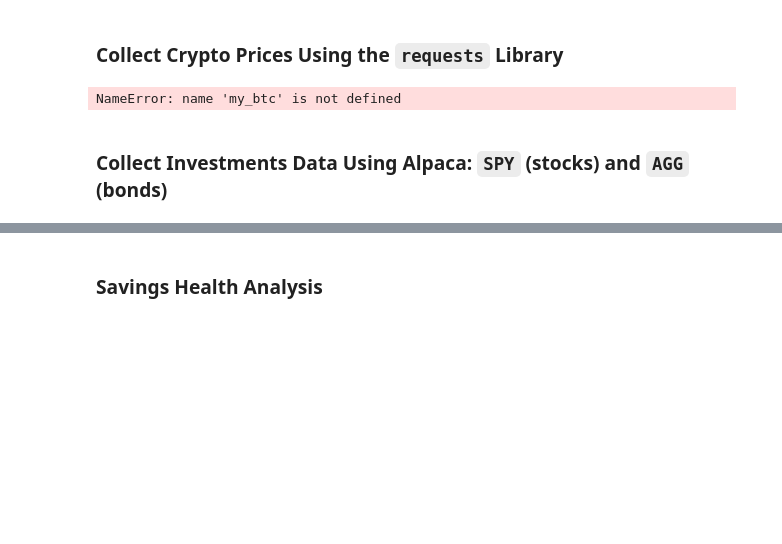
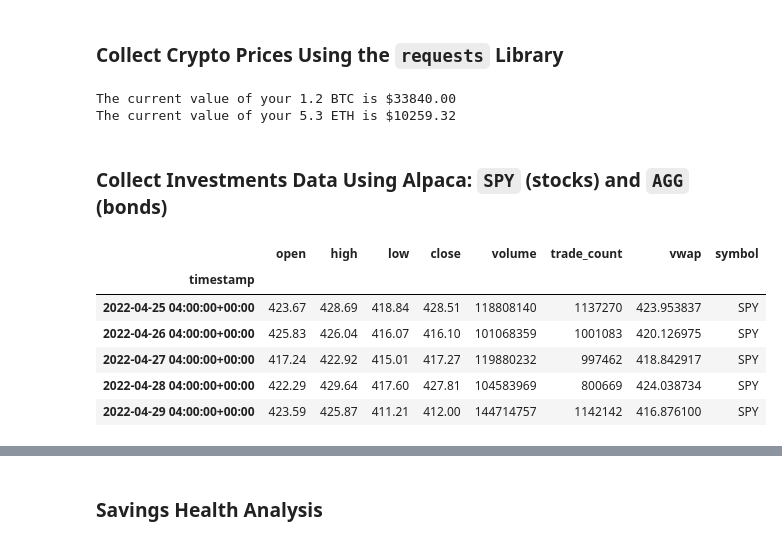
Before and after one commit to Pindainc/Financial_Planning, a Jupyter notebook: financial-planner.ipynb, the cells around one changed output, grey strips where cells are left out. Drawn from its saved outputs; the diff is of its cells as text; code cells hidden in the pictures; blank space fills up the shorter version.

```diff
--- a/financial-planner.ipynb
+++ b/financial-planner.ipynb
@@ -34,18 +36,22 @@ eth_url = "https://api.alternative.me/v2/ticker/Ethereum/?convert=USD"
 # %%
 # Fetch current BTC price
 # YOUR CODE HERE!
+btc_price = crypto_price(btc_url,"1")
 
 # Fetch current ETH price
 # YOUR CODE HERE!
+eth_price = crypto_price(eth_url,"1027")
 
 # Compute current value of my crpto
 # YOUR CODE HERE!
-
+my_btc_value = my_btc * btc_price
+my_eth_value = my_eth * eth_price
 # Print current crypto wallet balance
 print(f"The current value of your {my_btc} BTC is ${my_btc_value:0.2f}")
 print(f"The current value of your {my_eth} ETH is ${my_eth_value:0.2f}")
 # %% [output]
-NameError: name 'my_btc' is not defined
+The current value of your 1.2 BTC is $33840.00
+The current value of your 5.3 ETH is $10259.32
 # %% [markdown]
 ### Collect Investments Data Using Alpaca: `SPY` (stocks) and `AGG` (bonds)
 # %%
@@ -61,23 +72,34 @@ my_spy = 50
 # %%
 # Format current date as ISO format
 # YOUR CODE HERE!
+start_date = pd.Timestamp("2021-05-01", tz="America/New_York").isoformat()
+end_date = pd.Timestamp("2022-05-01", tz="America/New_York").isoformat()
+
 
 # Set the tickers
 tickers = ["AGG", "SPY"]
+
 
 # Set timeframe to "1Day" for Alpaca API
 timeframe = "1Day"
 
 # Get current closing prices for SPY and AGG
 # YOUR CODE HERE!
 
-# Reorganize the DataFrame
-# Separate ticker data
-# YOUR CODE HERE!
+spy_agg_df = alpaca_api.get_bars(tickers,
+                                 timeframe,
+                                 start= start_date,
+                                 end = end_date).df
 
-
-# Concatenate the ticker DataFrames
-# YOUR CODE HERE!
 
 # Preview DataFrame
 # YOUR CODE HERE!
+spy_agg_df.tail()
+# %% [output]
+|  | open | high | low | close | volume | trade_count | vwap | symbol |
+| timestamp |  |  |  |  |  |  |  |  |
+| 2022-04-25 04:00:00+00:00 | 423.67 | 428.69 | 418.84 | 428.51 | 118808140 | 1137270 | 423.953837 | SPY |
+| 2022-04-26 04:00:00+00:00 | 425.83 | 426.04 | 416.07 | 416.10 | 101068359 | 1001083 | 420.126975 | SPY |
+| 2022-04-27 04:00:00+00:00 | 417.24 | 422.92 | 415.01 | 417.27 | 119880232 | 997462 | 418.842917 | SPY |
+| 2022-04-28 04:00:00+00:00 | 422.29 | 429.64 | 417.60 | 427.81 | 104583969 | 800669 | 424.038734 | SPY |
+| 2022-04-29 04:00:00+00:00 | 423.59 | 425.87 | 411.21 | 412.00 | 144714757 | 1142142 | 416.876100 | SPY |
```
Also changed, not shown: parts of 13 cells of this notebook, 1 other file.
